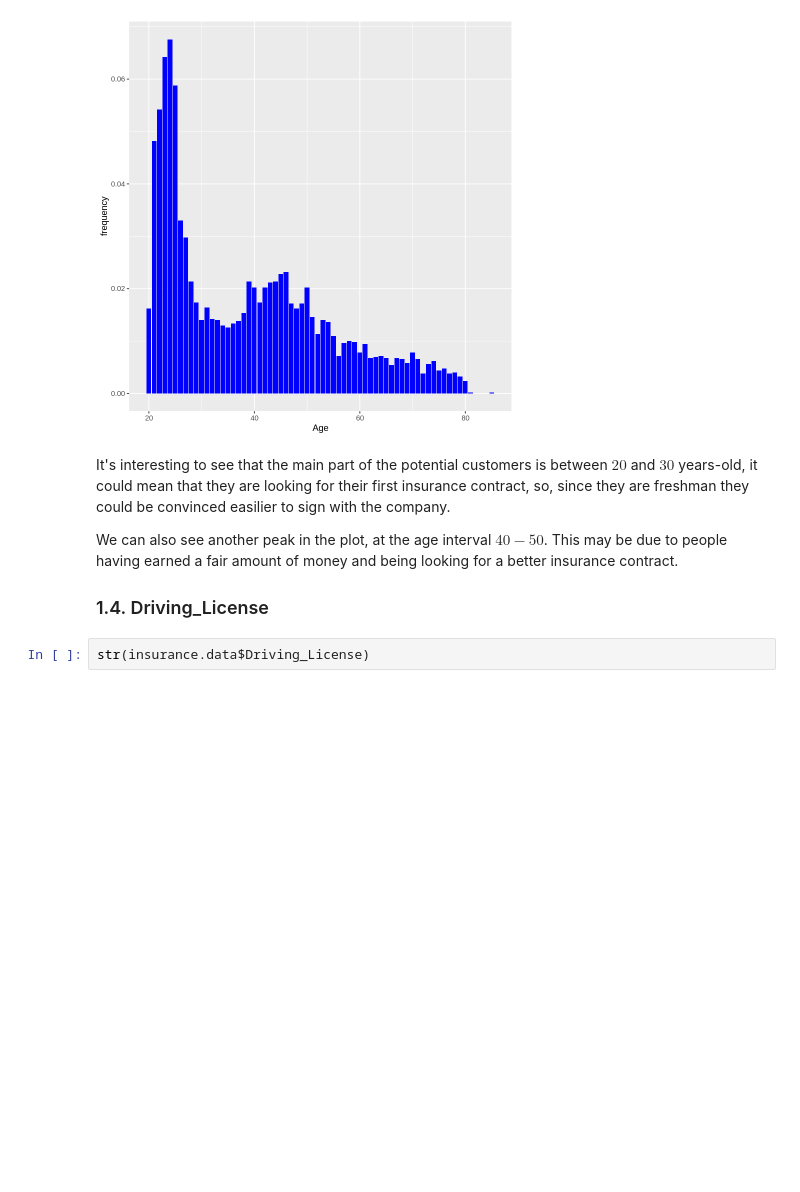
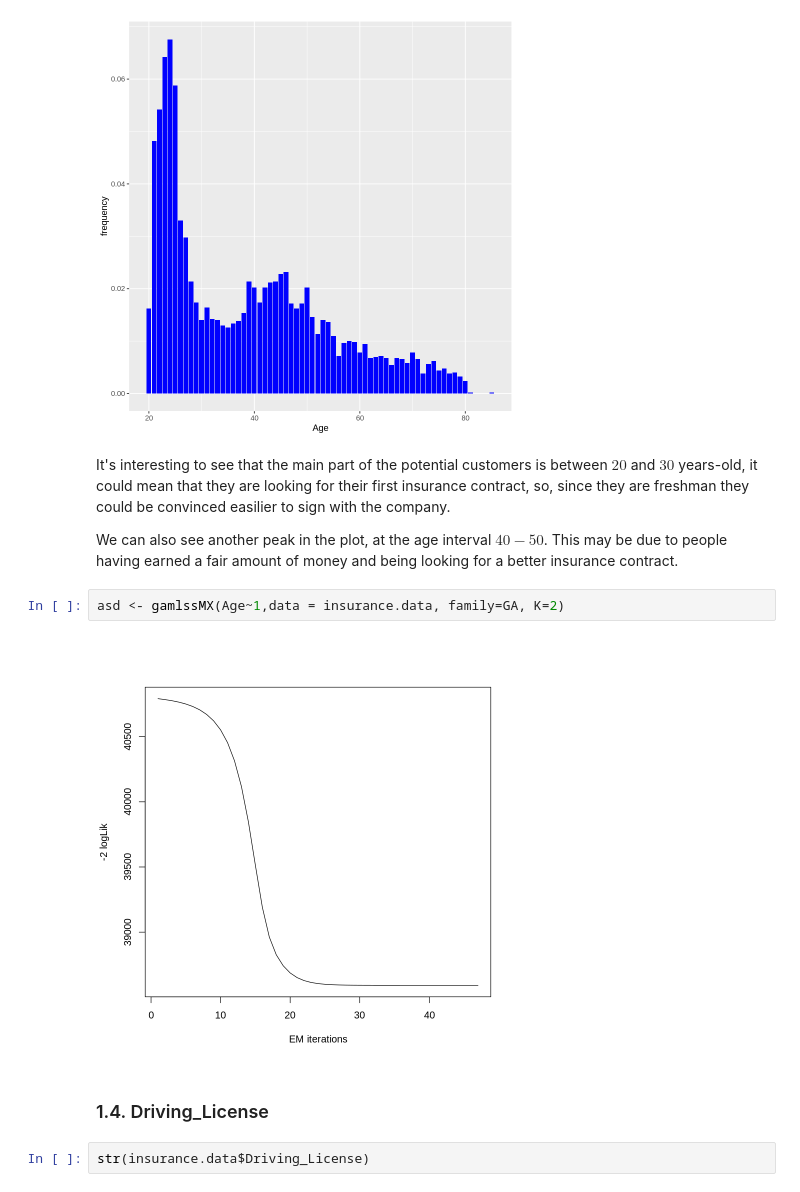
Before and after one commit to biagio-incardona/biagio-incardona.github.io, a Jupyter notebook: Report_Incardona_Biagio.ipynb, the cells around one changed output. Saved outputs shown, nothing was run; the diff lists cells and outputs as text; blank space fills up the shorter version.

```diff
--- a/Report_Incardona_Biagio.ipynb
+++ b/Report_Incardona_Biagio.ipynb
@@ -207,8 +222,12 @@ insurance.data %>%
 It's interesting to see that the main part of the potential customers is between $20$ and $30$ years-old, it could mean that they are looking for their first insurance contract, so, since they are freshman they could be convinced easilier to sign with the company.
 
 We can also see another peak in the plot, at the age interval $40-50$. This may be due to people having earned a fair amount of money and being looking for a better insurance contract.
-
-### 1.4. Driving_License
+# %%
+asd <- gamlssMX(Age~1,data = insurance.data, family=GA, K=2)
+# %% [output]
+[figure, added]
+# %% [markdown]
+### 1.4. Driving_License
 # %%
 str(insurance.data$Driving_License)
 # %% [output]
```
Also changed, not shown: parts of 7 cells of this notebook.
